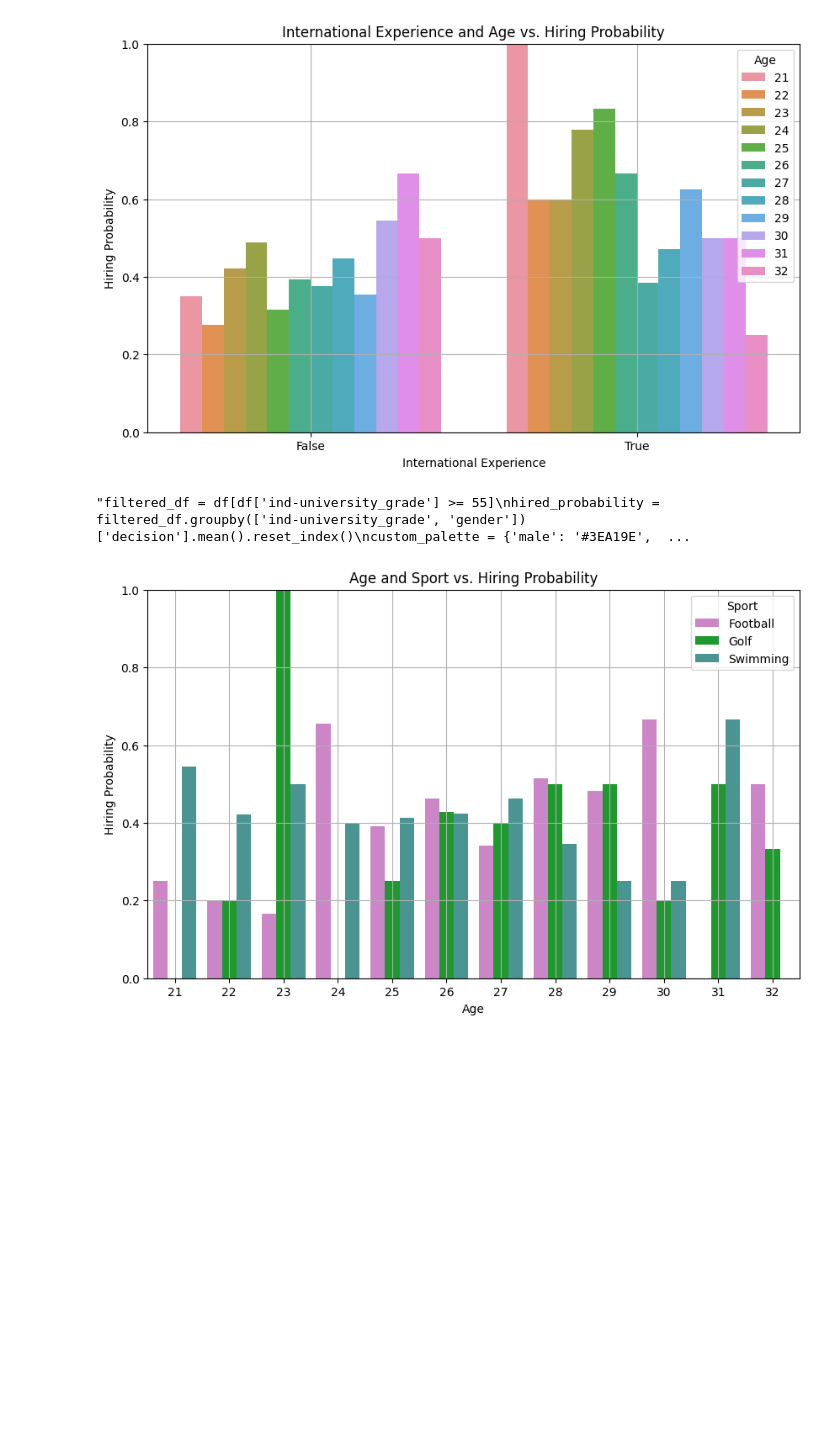
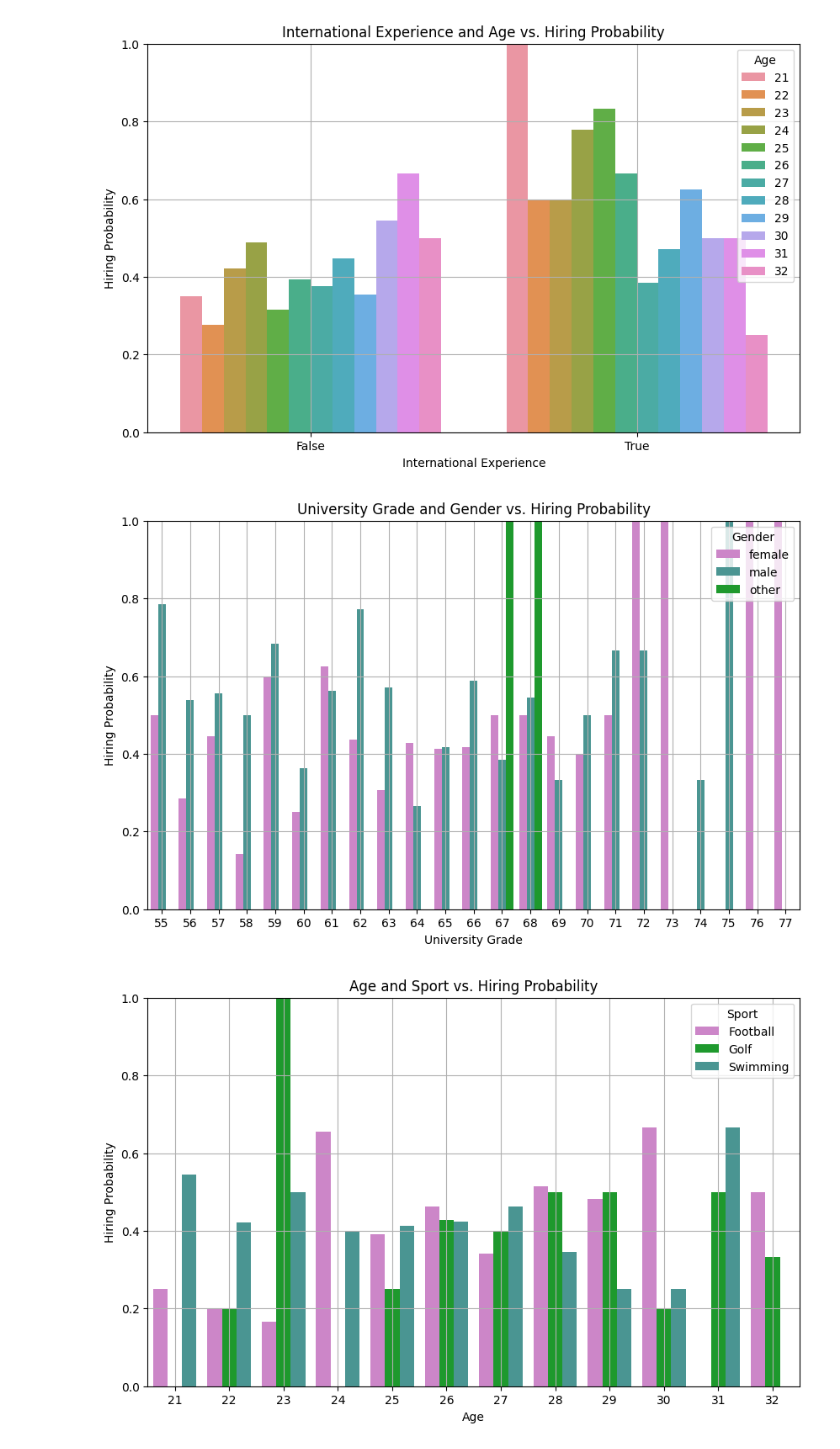
Before and after one commit to mjzdych/itds_project, a Jupyter notebook: itds_assignment3.ipynb, the cells around one changed output. Saved outputs shown, nothing was run; the diff lists cells and outputs as text; code cells hidden in the pictures; blank space fills up the shorter version.

```diff
--- a/itds_assignment3.ipynb
+++ b/itds_assignment3.ipynb
@@ -166,20 +166,20 @@ plt.show()
 # %% [output]
 [figure]
 # %%
-'''filtered_df = df[df['ind-university_grade'] >= 55]
-hired_probability = filtered_df.groupby(['ind-university_grade', 'gender'])['decision'].mean().reset_index()
+filtered_df1 = df[df['ind-university_grade'] >= 55]
+hired_probability = filtered_df1.groupby(['ind-university_grade', 'gender'])['decision'].mean().reset_index()
 custom_palette = {'male': '#3EA19E', 'female': '#D87AD3', 'other': '#09AD1D'}
 plt.figure(figsize=(10, 6))
 sns.barplot(x='ind-university_grade', y='decision', hue='gender', data=hired_probability, palette=custom_palette)
 plt.title('University Grade and Gender vs. Hiring Probability')
 plt.xlabel('University Grade')
 plt.ylabel('Hiring Probability')
 plt.legend(title='Gender', loc='upper right')
 plt.ylim(0, 1.0)
 plt.grid(True)
-plt.show()'''
+plt.show()
 # %% [output]
-"filtered_df = df[df['ind-university_grade'] >= 55]\nhired_probability = filtered_df.groupby(['ind-university_grade', 'gender'])['decision'].mean().reset_index()\ncustom_palette = {'male': '#3EA19E',  ...
+[figure, added]
 # %%
 hired_probability = df.groupby(['age', 'sport'])['decision'].mean().reset_index()
 plt.figure(figsize=(10, 6))
```
Also changed, not shown: parts of 19 cells of this notebook.
